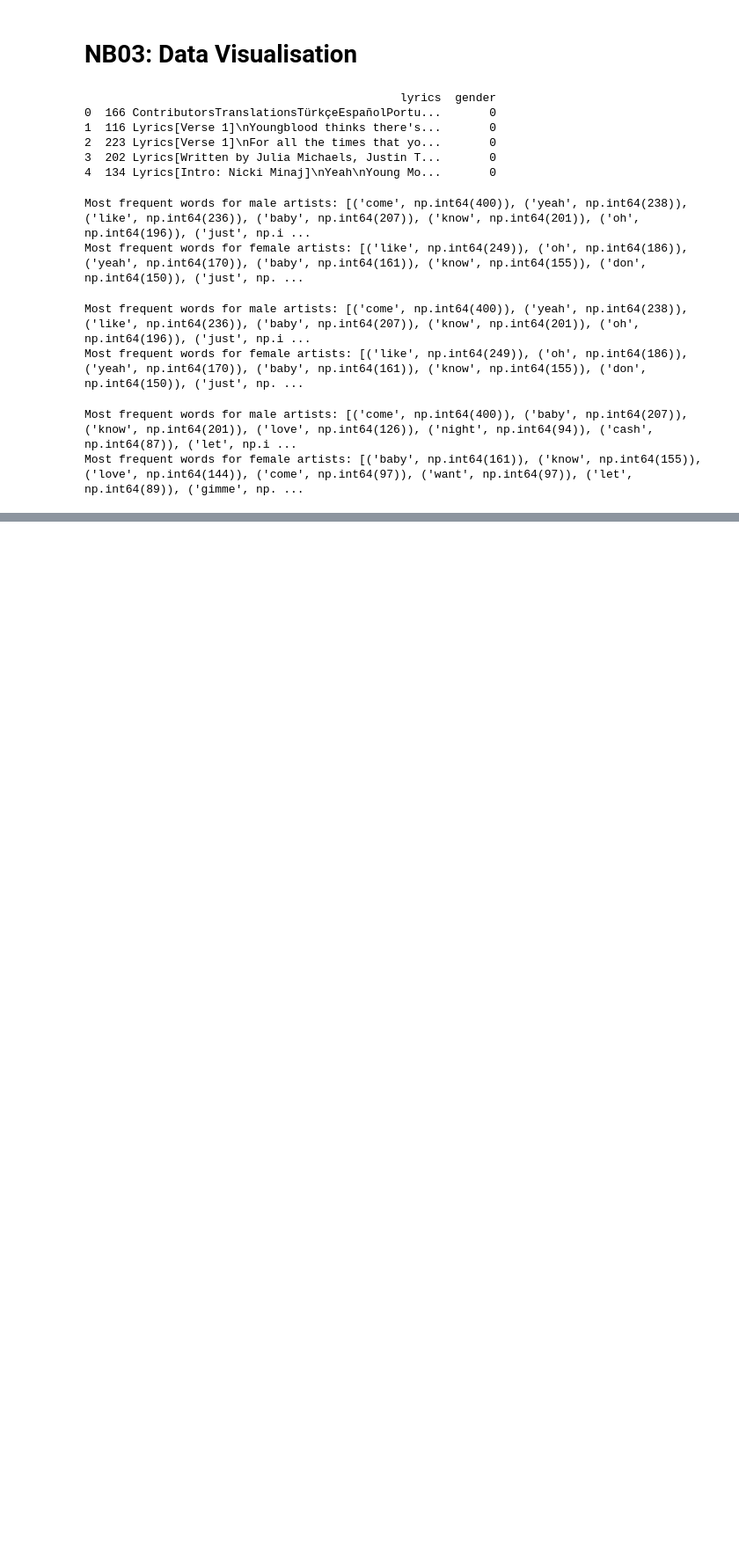
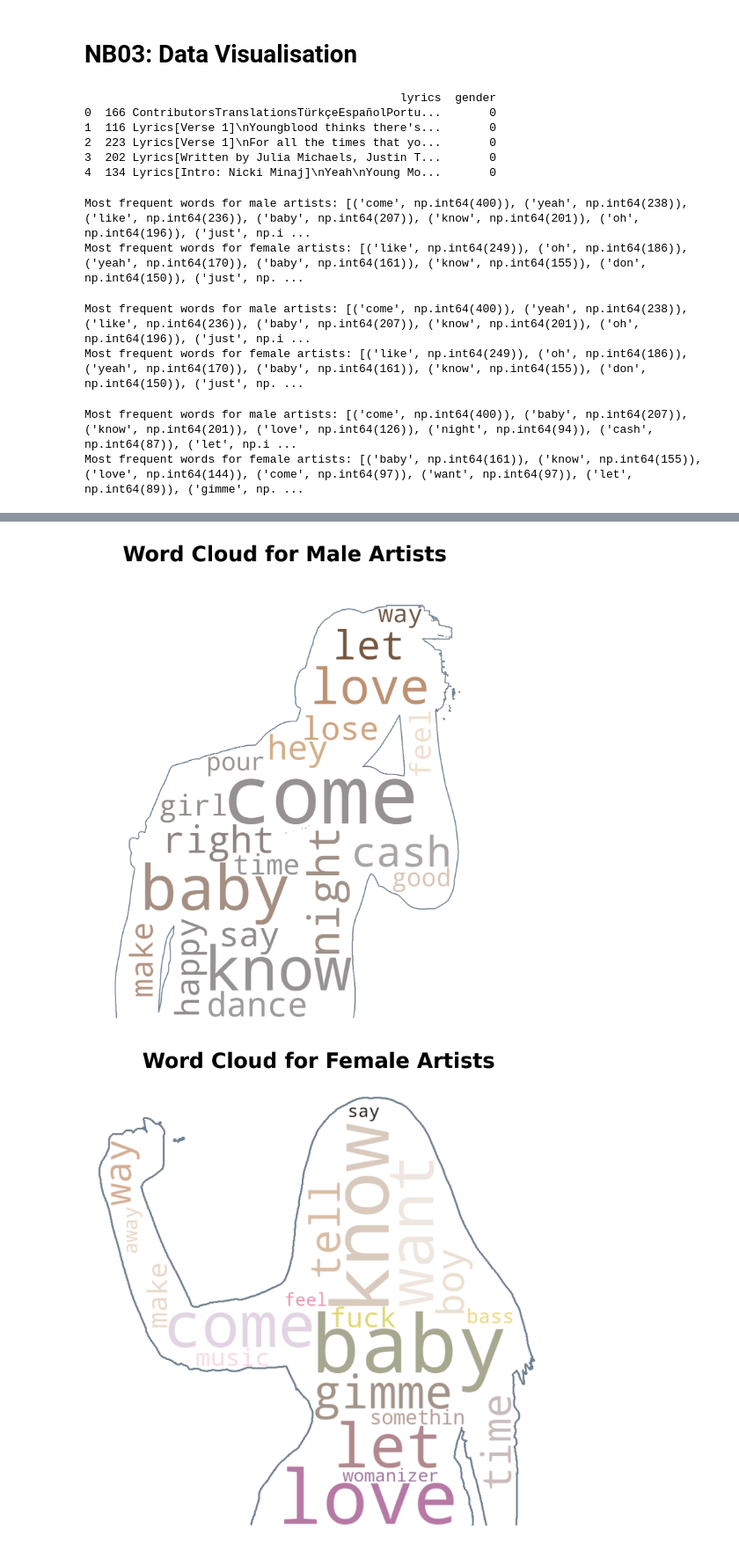
Before and after one commit to deyavuz/ds105a-spotify-research, a Jupyter notebook: code/NB03-Data-Visualisation.ipynb, the cells around one changed output, grey strips where cells are left out. Shown at 88% size. Drawn from its saved outputs; the diff is of its cells as text; code cells hidden in the pictures; blank space fills up the shorter version.

```diff
--- a/code/NB03-Data-Visualisation.ipynb
+++ b/code/NB03-Data-Visualisation.ipynb
@@ -360,0 +158,9 @@ Processed image saved at: ../images/female_wordcloud_filled.png
+# %%
+male_wordcloud_path = "../images/male_wordcloud.png"
+female_wordcloud_path = "../images/female_wordcloud.png"
+
+display(Image(filename=male_wordcloud_path))
+display(Image(filename=female_wordcloud_path))
+# %% [output]
+[figure, added]
+[figure, added]
```
Also changed, not shown: parts of 10 cells of this notebook.
